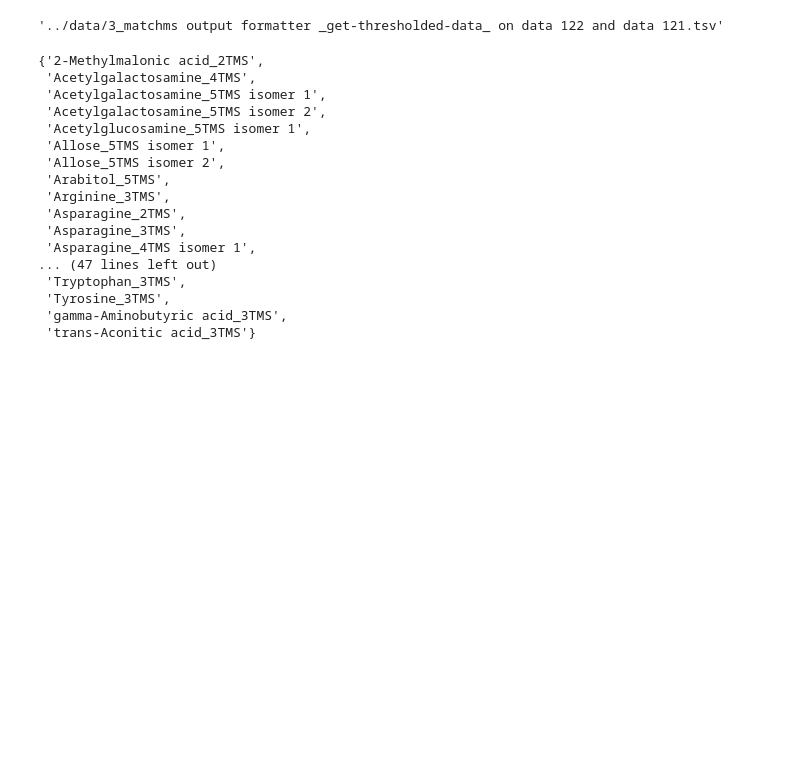
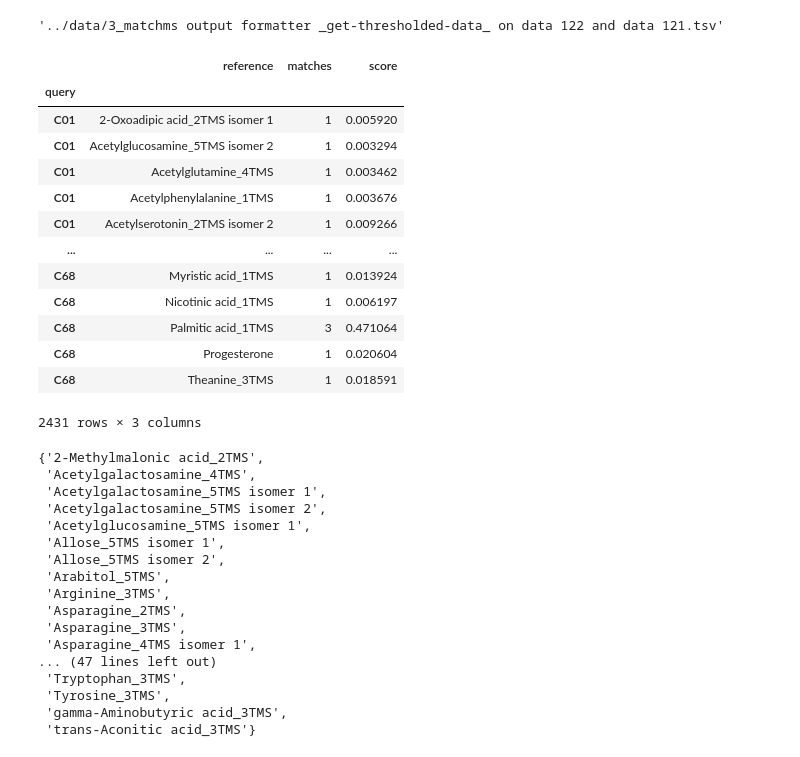
Before and after one commit to michal-stary/missing-peaks-prediction, a Jupyter notebook: compare_histories.ipynb, the cells around one changed output. Drawn from its saved outputs; the diff is of its cells as text; code cells hidden in the pictures; blank space fills up the shorter version.

```diff
--- a/compare_histories.ipynb
+++ b/compare_histories.ipynb
@@ -35,3 +42,20 @@ fres1
 ref = pd.read_csv(fref)
 res1 = pd.read_csv(fres1, sep="\t", index_col=0)
 res2 = pd.read_csv(fres2, sep="\t", index_col=0)
+# %%
+res1
+# %% [output]
+|  | reference | matches | score |
+| query |  |  |  |
+| C01 | 2-Oxoadipic acid_2TMS isomer 1 | 1 | 0.005920 |
+| C01 | Acetylglucosamine_5TMS isomer 2 | 1 | 0.003294 |
+| C01 | Acetylglutamine_4TMS | 1 | 0.003462 |
+| C01 | Acetylphenylalanine_1TMS | 1 | 0.003676 |
+| C01 | Acetylserotonin_2TMS isomer 2 | 1 | 0.009266 |
+| ... | ... | ... | ... |
+| C68 | Myristic acid_1TMS | 1 | 0.013924 |
+| C68 | Nicotinic acid_1TMS | 1 | 0.006197 |
+| C68 | Palmitic acid_1TMS | 3 | 0.471064 |
+| C68 | Progesterone | 1 | 0.020604 |
+| C68 | Theanine_3TMS | 1 | 0.018591 |
+2431 rows × 3 columns
```
Also changed, not shown: parts of 15 cells of this notebook, 1 other file.
